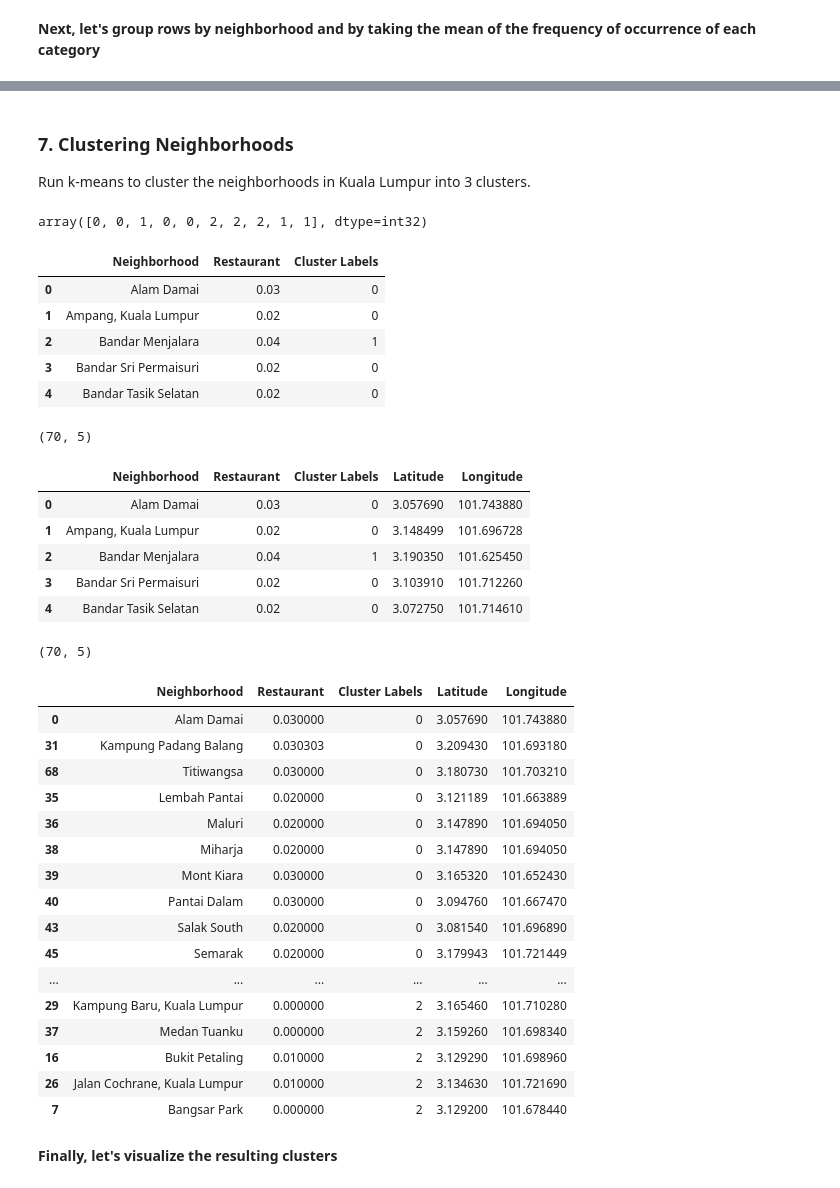
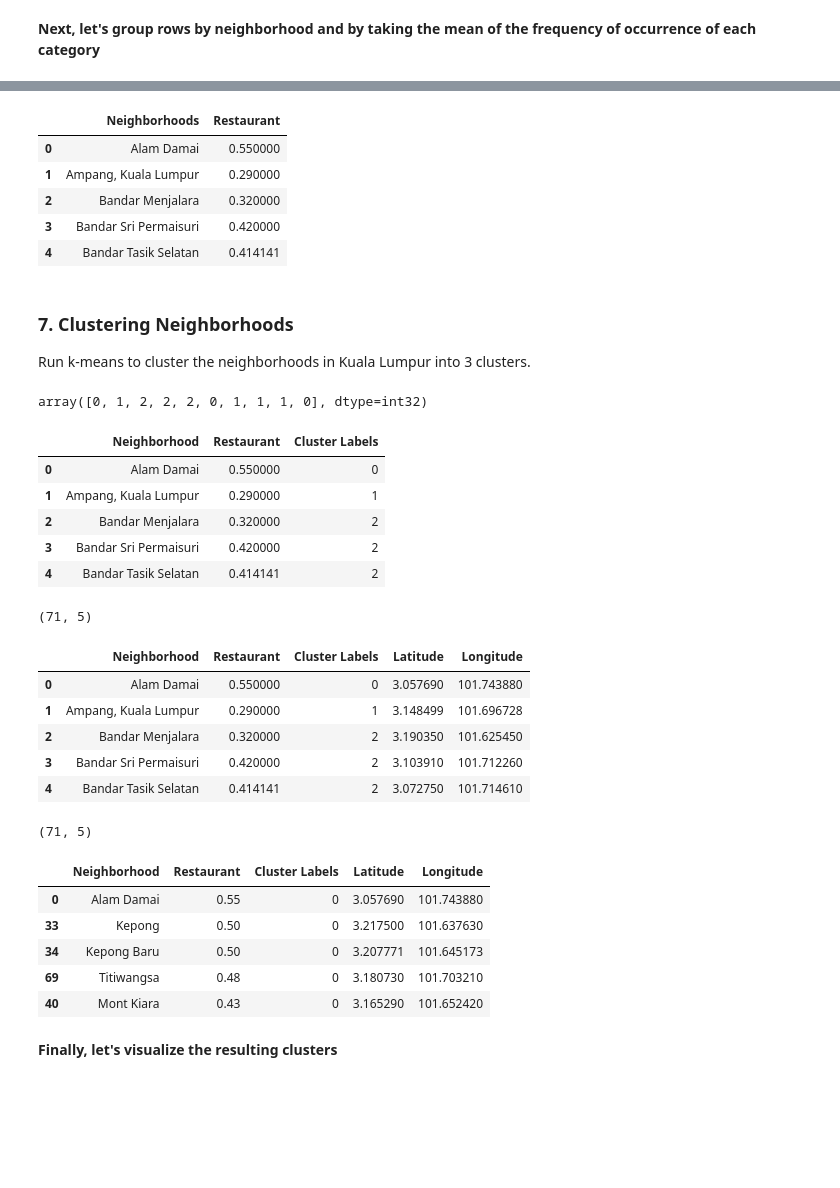
Before and after one commit to setu-parekh/neighborhood-classification, a Jupyter notebook: neighborhood_classification.ipynb, the cells around one changed output, grey strips where cells are left out. Cells and saved outputs as stored; diff of their text form; code cells hidden in the pictures; blank space fills up the shorter version.

```diff
--- a/neighborhood_classification.ipynb
+++ b/neighborhood_classification.ipynb
@@ -335,6 +306,11 @@ kl_onehot.head()
 | 2 | Alam Damai | 0 | 0 | 0 | 0 | 0 | ... |
 | 3 | Alam Damai | 0 | 0 | 0 | 0 | 0 | ... |
 | 4 | Alam Damai | 0 | 0 | 0 | 0 | 0 | ... |
+# %%
+kl_onehot_filtered_restaurants = kl_onehot.filter(regex='Restaurant$',axis=1)
+k1_onehot_neighborhoods = kl_onehot['Neighborhoods']
+
+kl_onehot = pd.concat([k1_onehot_neighborhoods, kl_onehot_filtered_restaurants], axis=1)
 # %% [markdown]
 **Next, let's group rows by neighborhood and by taking the mean of the frequency of occurrence of each category**
 # %%
@@ -381,3 +329,17 @@ kl_restaurant.head()
+# %%
+neighborhoods = kl_grouped['Neighborhoods']
+restaurants = kl_grouped.filter(regex='Restaurant$',axis=1)
+
+kl_restaurant = pd.concat([neighborhoods, restaurants.sum(axis=1)], axis=1)
+kl_restaurant.rename(columns = {0:'Restaurant'}, inplace = True)
+kl_restaurant.head()
+# %% [output]
+|  | Neighborhoods | Restaurant |
+| 0 | Alam Damai | 0.550000 |
+| 1 | Ampang, Kuala Lumpur | 0.290000 |
+| 2 | Bandar Menjalara | 0.320000 |
+| 3 | Bandar Sri Permaisuri | 0.420000 |
+| 4 | Bandar Tasik Selatan | 0.414141 |
 # %% [markdown]
 ### 7. Clustering Neighborhoods
 Run k-means to cluster the neighborhoods in Kuala Lumpur into 3 clusters.
@@ -393,7 +355,7 @@ kmeans = KMeans(n_clusters=kclusters, random_state=1).fit(kl_clustering)
 # check cluster labels generated for each row in the dataframe
 kmeans.labels_[0:10]
 # %% [output]
-array([0, 0, 1, 0, 0, 2, 2, 2, 1, 1], dtype=int32)
+array([0, 1, 2, 2, 2, 0, 1, 1, 1, 0], dtype=int32)
 # %%
 # create a new dataframe that includes the cluster as well as the top 10 venues for each neighborhood.
 kl_merged = kl_restaurant.copy()
@@ -405,11 +367,11 @@ kl_merged.rename(columns={"Neighborhoods": "Neighborhood"}, inplace=True)
 kl_merged.head()
 # %% [output]
 |  | Neighborhood | Restaurant | Cluster Labels |
-| 0 | Alam Damai | 0.03 | 0 |
-| 1 | Ampang, Kuala Lumpur | 0.02 | 0 |
-| 2 | Bandar Menjalara | 0.04 | 1 |
-| 3 | Bandar Sri Permaisuri | 0.02 | 0 |
-| 4 | Bandar Tasik Selatan | 0.02 | 0 |
+| 0 | Alam Damai | 0.550000 | 0 |
+| 1 | Ampang, Kuala Lumpur | 0.290000 | 1 |
+| 2 | Bandar Menjalara | 0.320000 | 2 |
+| 3 | Bandar Sri Permaisuri | 0.420000 | 2 |
+| 4 | Bandar Tasik Selatan | 0.414141 | 2 |
 # %%
 # merge kl_grouped with kl_data to add latitude/longitude for each neighborhood
 kl_merged = kl_merged.join(kl_df.set_index("Neighborhood"), on="Neighborhood")
@@ -417,37 +379,26 @@ kl_merged = kl_merged.join(kl_df.set_index("Neighborhood"), on="Neighborhood")
 print(kl_merged.shape)
 kl_merged.head() # check the last columns!
 # %% [output]
-(70, 5)
+(71, 5)
 |  | Neighborhood | Restaurant | Cluster Labels | Latitude | Longitude |
-| 0 | Alam Damai | 0.03 | 0 | 3.057690 | 101.743880 |
-| 1 | Ampang, Kuala Lumpur | 0.02 | 0 | 3.148499 | 101.696728 |
-| 2 | Bandar Menjalara | 0.04 | 1 | 3.190350 | 101.625450 |
-| 3 | Bandar Sri Permaisuri | 0.02 | 0 | 3.103910 | 101.712260 |
-| 4 | Bandar Tasik Selatan | 0.02 | 0 | 3.072750 | 101.714610 |
+| 0 | Alam Damai | 0.550000 | 0 | 3.057690 | 101.743880 |
+| 1 | Ampang, Kuala Lumpur | 0.290000 | 1 | 3.148499 | 101.696728 |
+| 2 | Bandar Menjalara | 0.320000 | 2 | 3.190350 | 101.625450 |
+| 3 | Bandar Sri Permaisuri | 0.420000 | 2 | 3.103910 | 101.712260 |
+| 4 | Bandar Tasik Selatan | 0.414141 | 2 | 3.072750 | 101.714610 |
 # %%
 # sort the results by Cluster Labels
 print(kl_merged.shape)
 kl_merged.sort_values(["Cluster Labels"], inplace=True)
-kl_merged
+kl_merged.head()
 # %% [output]
-(70, 5)
+(71, 5)
 |  | Neighborhood | Restaurant | Cluster Labels | Latitude | Longitude |
-| 0 | Alam Damai | 0.030000 | 0 | 3.057690 | 101.743880 |
-| 31 | Kampung Padang Balang | 0.030303 | 0 | 3.209430 | 101.693180 |
-| 68 | Titiwangsa | 0.030000 | 0 | 3.180730 | 101.703210 |
-| 35 | Lembah Pantai | 0.020000 | 0 | 3.121189 | 101.663889 |
-| 36 | Maluri | 0.020000 | 0 | 3.147890 | 101.694050 |
-| 38 | Miharja | 0.020000 | 0 | 3.147890 | 101.694050 |
-| 39 | Mont Kiara | 0.030000 | 0 | 3.165320 | 101.652430 |
-| 40 | Pantai Dalam | 0.030000 | 0 | 3.094760 | 101.667470 |
-| 43 | Salak South | 0.020000 | 0 | 3.081540 | 101.696890 |
-| 45 | Semarak | 0.020000 | 0 | 3.179943 | 101.721449 |
-| ... | ... | ... | ... | ... | ... |
-| 29 | Kampung Baru, Kuala Lumpur | 0.000000 | 2 | 3.165460 | 101.710280 |
-| 37 | Medan Tuanku | 0.000000 | 2 | 3.159260 | 101.698340 |
-| 16 | Bukit Petaling | 0.010000 | 2 | 3.129290 | 101.698960 |
-| 26 | Jalan Cochrane, Kuala Lumpur | 0.010000 | 2 | 3.134630 | 101.721690 |
-| 7 | Bangsar Park | 0.000000 | 2 | 3.129200 | 101.678440 |
+| 0 | Alam Damai | 0.55 | 0 | 3.057690 | 101.743880 |
+| 33 | Kepong | 0.50 | 0 | 3.217500 | 101.637630 |
+| 34 | Kepong Baru | 0.50 | 0 | 3.207771 | 101.645173 |
+| 69 | Titiwangsa | 0.48 | 0 | 3.180730 | 101.703210 |
+| 40 | Mont Kiara | 0.43 | 0 | 3.165290 | 101.652420 |
 # %% [markdown]
 **Finally, let's visualize the resulting clusters**
 # %%
```
Also changed, not shown: parts of 22 cells of this notebook, 2 other files.
